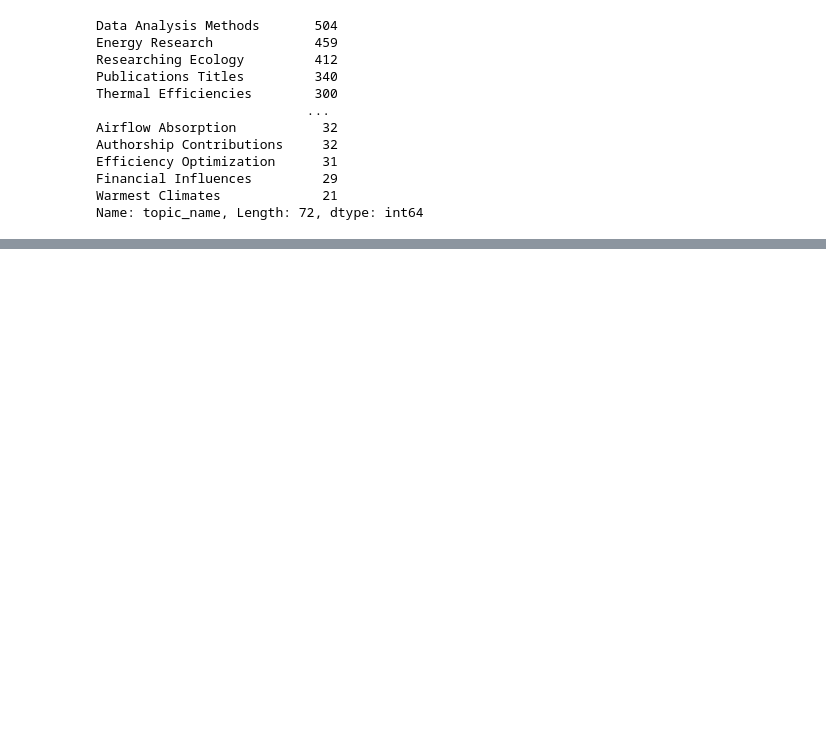
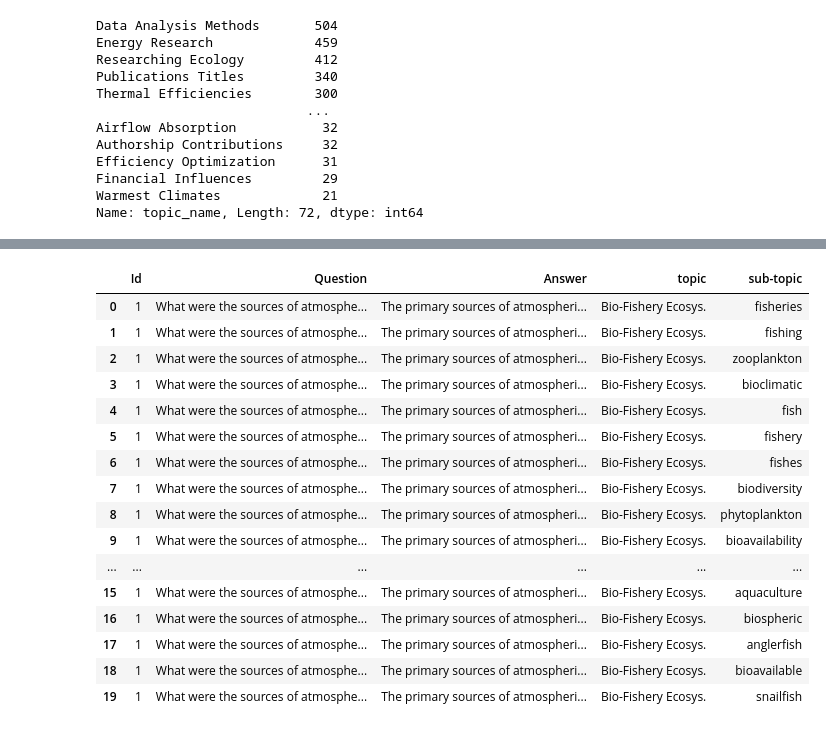
Before and after one commit to TiiQu-Network/graph-visualisation-experiments, a Jupyter notebook: notebook_v1.ipynb, the cells around one changed output, grey strips where cells are left out. Saved outputs shown, nothing was run; the diff lists cells and outputs as text; code cells hidden in the pictures; blank space fills up the shorter version.

```diff
--- a/notebook_v1.ipynb
+++ b/notebook_v1.ipynb
@@ -154,0 +238,3 @@ df_new.to_csv('gephi_edges.csv', index=False)
+# %%
+df = pd.read_csv('data/data.csv')
+df.info()
@@ -154,0 +253,16 @@ df_new.to_csv('gephi_edges.csv', index=False)
+# %%
+df['Id'] = range(1, len(df)+1)
+# %%
+# List to store the new rows
+rows = []
+
+# Iterate through the dataframe
+for _, row in df.iterrows():
+    topic_words = row['topic_words'].split(', ')
+
+    # Iterate through the topic_words
+    for word in topic_words:
+        rows.append({'Id': row['Id'], 'Question': row['Question'], 'Answer': row['Answer'], 'topic': row['topic_name'], 'sub-topic': word})
+# %%
+columns = ['Id', 'Question', 'Answer', 'topic', 'sub-topic']
+df_new = pd.DataFrame(data=rows, columns=columns)
@@ -154,0 +284,20 @@ df_new.to_csv('gephi_edges.csv', index=False)
+# %%
+df_new.head(20)
+# %% [output]
+|  | Id | Question | Answer | topic | sub-topic |
+| 0 | 1 | What were the sources of atmosphe... | The primary sources of atmospheri... | Bio-Fishery Ecosys. | fisheries |
+| 1 | 1 | What were the sources of atmosphe... | The primary sources of atmospheri... | Bio-Fishery Ecosys. | fishing |
+| 2 | 1 | What were the sources of atmosphe... | The primary sources of atmospheri... | Bio-Fishery Ecosys. | zooplankton |
+| 3 | 1 | What were the sources of atmosphe... | The primary sources of atmospheri... | Bio-Fishery Ecosys. | bioclimatic |
+| 4 | 1 | What were the sources of atmosphe... | The primary sources of atmospheri... | Bio-Fishery Ecosys. | fish |
+| 5 | 1 | What were the sources of atmosphe... | The primary sources of atmospheri... | Bio-Fishery Ecosys. | fishery |
+| 6 | 1 | What were the sources of atmosphe... | The primary sources of atmospheri... | Bio-Fishery Ecosys. | fishes |
+| 7 | 1 | What were the sources of atmosphe... | The primary sources of atmospheri... | Bio-Fishery Ecosys. | biodiversity |
+| 8 | 1 | What were the sources of atmosphe... | The primary sources of atmospheri... | Bio-Fishery Ecosys. | phytoplankton |
+| 9 | 1 | What were the sources of atmosphe... | The primary sources of atmospheri... | Bio-Fishery Ecosys. | bioavailability |
+| ... | ... | ... | ... | ... | ... |
+| 15 | 1 | What were the sources of atmosphe... | The primary sources of atmospheri... | Bio-Fishery Ecosys. | aquaculture |
+| 16 | 1 | What were the sources of atmosphe... | The primary sources of atmospheri... | Bio-Fishery Ecosys. | biospheric |
+| 17 | 1 | What were the sources of atmosphe... | The primary sources of atmospheri... | Bio-Fishery Ecosys. | anglerfish |
+| 18 | 1 | What were the sources of atmosphe... | The primary sources of atmospheri... | Bio-Fishery Ecosys. | bioavailable |
+| 19 | 1 | What were the sources of atmosphe... | The primary sources of atmospheri... | Bio-Fishery Ecosys. | snailfish |
```
Also changed, not shown: parts of 10 cells of this notebook.
